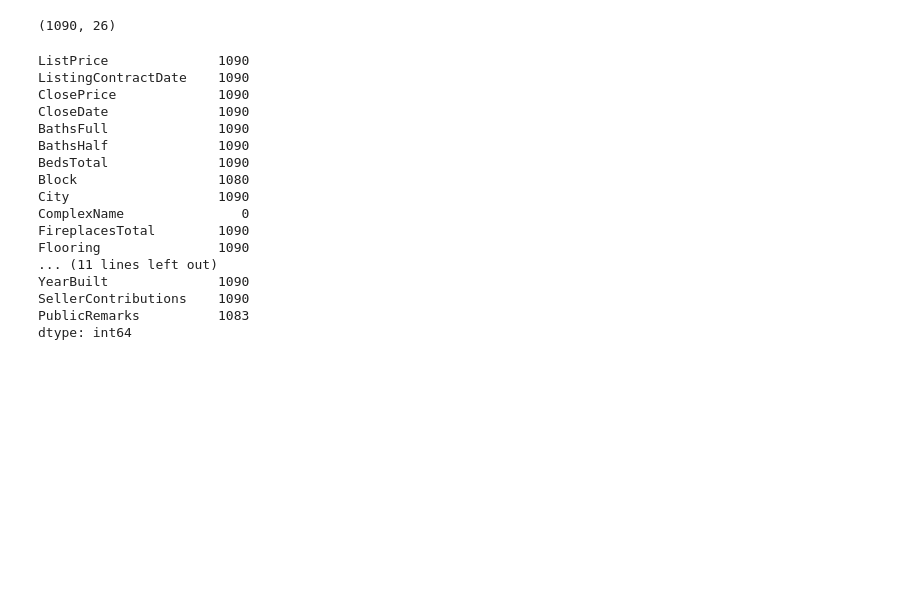
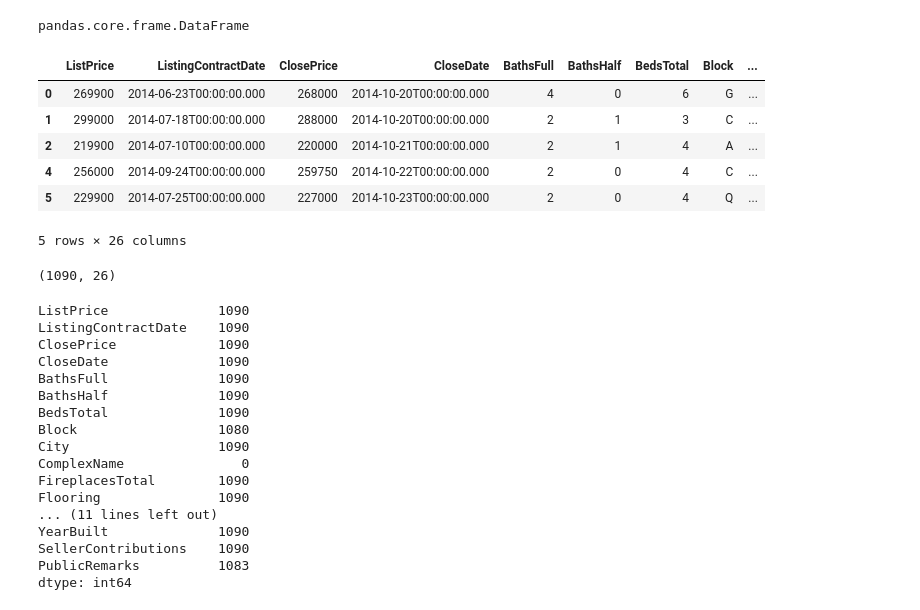
Before and after one commit to kkwteh/ml-workshop, a Jupyter notebook: sample-model.ipynb, the cells around one changed output. Drawn from its saved outputs; the diff is of its cells as text; code cells hidden in the pictures; blank space fills up the shorter version.

```diff
--- a/sample-model.ipynb
+++ b/sample-model.ipynb
@@ -2,6 +2,20 @@
 import pandas as pd
 # %%
 df = pd.read_csv('./ml-workshop-listing-data.csv')
+# %%
+type(df)
+# %% [output]
+pandas.core.frame.DataFrame
+# %%
+df.head()
+# %% [output]
+|  | ListPrice | ListingContractDate | ClosePrice | CloseDate | BathsFull | BathsHalf | BedsTotal | Block | ... |
+| 0 | 269900 | 2014-06-23T00:00:00.000 | 268000 | 2014-10-20T00:00:00.000 | 4 | 0 | 6 | G | ... |
+| 1 | 299000 | 2014-07-18T00:00:00.000 | 288000 | 2014-10-20T00:00:00.000 | 2 | 1 | 3 | C | ... |
+| 2 | 219900 | 2014-07-10T00:00:00.000 | 220000 | 2014-10-21T00:00:00.000 | 2 | 1 | 4 | A | ... |
+| 4 | 256000 | 2014-09-24T00:00:00.000 | 259750 | 2014-10-22T00:00:00.000 | 2 | 0 | 4 | C | ... |
+| 5 | 229900 | 2014-07-25T00:00:00.000 | 227000 | 2014-10-23T00:00:00.000 | 2 | 0 | 4 | Q | ... |
+5 rows × 26 columns
 # %%
 df.shape
 # %% [output]
```
Also changed, not shown: parts of 18 cells of this notebook, 1 other file.
